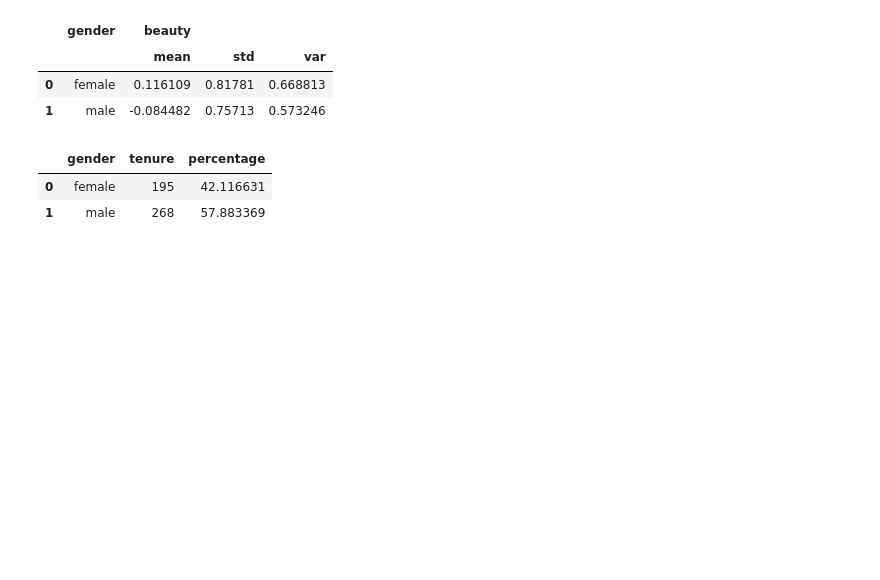
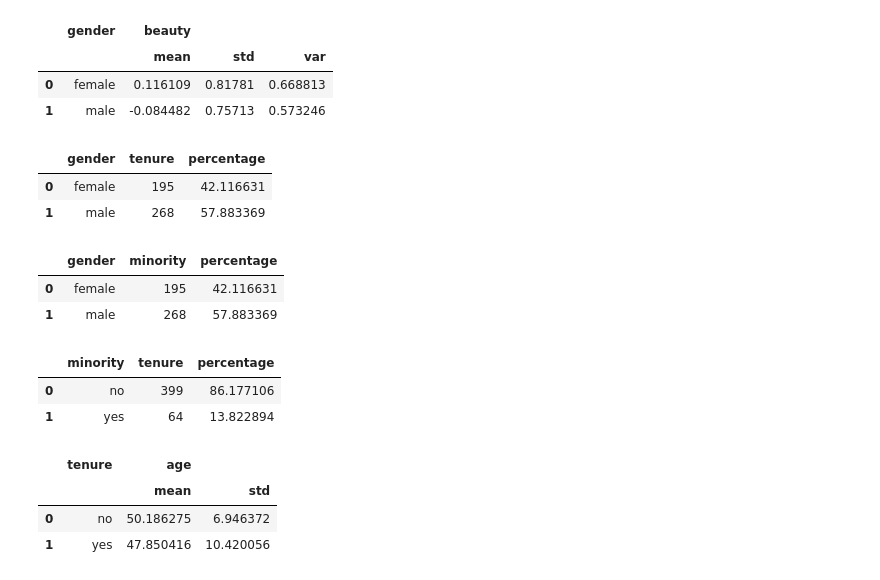
Before and after one commit to Muhliscm/Course-era-captone, a Jupyter notebook: statistics.ipynb, the cells around one changed output. Saved outputs shown, nothing was run; the diff lists cells and outputs as text; code cells hidden in the pictures; blank space fills up the shorter version.

```diff
--- a/statistics.ipynb
+++ b/statistics.ipynb
@@ -95,0 +100,6 @@ tenure_count
+# %%
+minorites
+# %% [output]
+|  | gender | minority | percentage |
+| 0 | female | 195 | 42.116631 |
+| 1 | male | 268 | 57.883369 |
@@ -95,0 +110,13 @@ tenure_count
+# %%
+tenure_count
+# %% [output]
+|  | minority | tenure | percentage |
+| 0 | no | 399 | 86.177106 |
+| 1 | yes | 64 | 13.822894 |
+# %%
+ratings_df.groupby('tenure').agg({'age':['mean', 'std']}).reset_index()
+# %% [output]
+|  | tenure | age |  |
+|  |  | mean | std |
+| 0 | no | 50.186275 | 6.946372 |
+| 1 | yes | 47.850416 | 10.420056 |
```
Also changed, not shown: parts of 7 cells of this notebook.
